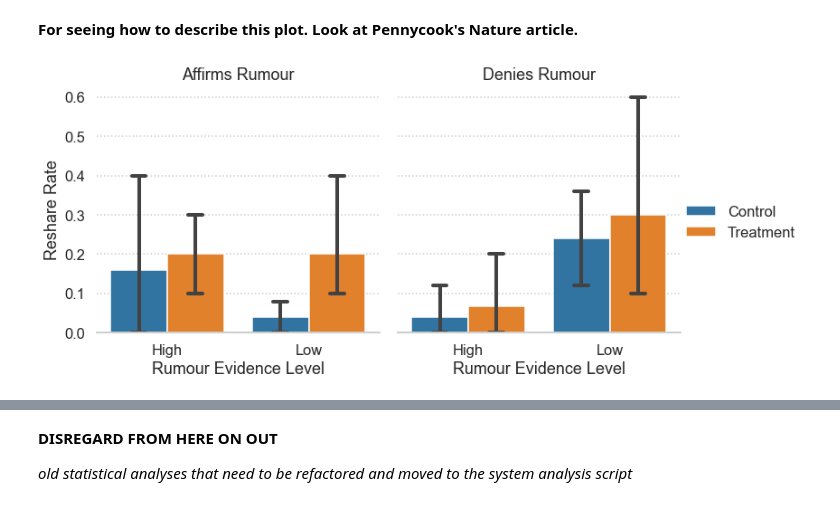
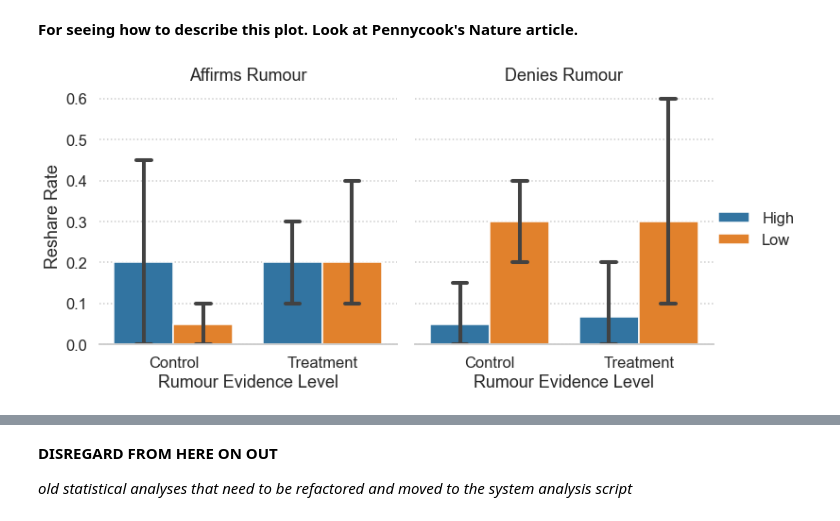
Before and after one commit to cameron-raymond/SDS-Thesis, a Jupyter notebook: notebooks/Descriptive_Analysis.ipynb, the cells around one changed output, grey strips where cells are left out. Saved outputs shown, nothing was run; the diff lists cells and outputs as text; code cells hidden in the pictures.

```diff
--- a/notebooks/Descriptive_Analysis.ipynb
+++ b/notebooks/Descriptive_Analysis.ipynb
@@ -177,18 +186,18 @@ g.savefig("../figures/descriptive_analysis/reshare_rate-point_plot.pdf")
 **For seeing how to describe this plot. Look at Pennycook's Nature article.**
 # %%
 g = sns.catplot(data=af_di,
-            x="evidence",
+            x="condition",
             y="reshared",
-            hue="condition",
+            hue="evidence",
             col="code",
             col_wrap=2,
             capsize=.1,
             margin_titles=True,
             kind="bar")
 g.set_titles(col_template="{col_name} Rumour",)
 g.set_axis_labels(y_var="Reshare Rate",x_var="Rumour Evidence Level")
 g._legend.set_title("")
 sns.despine(left=True)
-g.savefig("../figures/descriptive_analysis/reshare_rate-bar_plot.pdf")
+# g.savefig("../figures/descriptive_analysis/reshare_rate-bar_plot.pdf")
 # %% [output]
-[figure, old version]
+[figure, new version]
```
Also changed, not shown: parts of 12 cells of this notebook, 3 other files.
